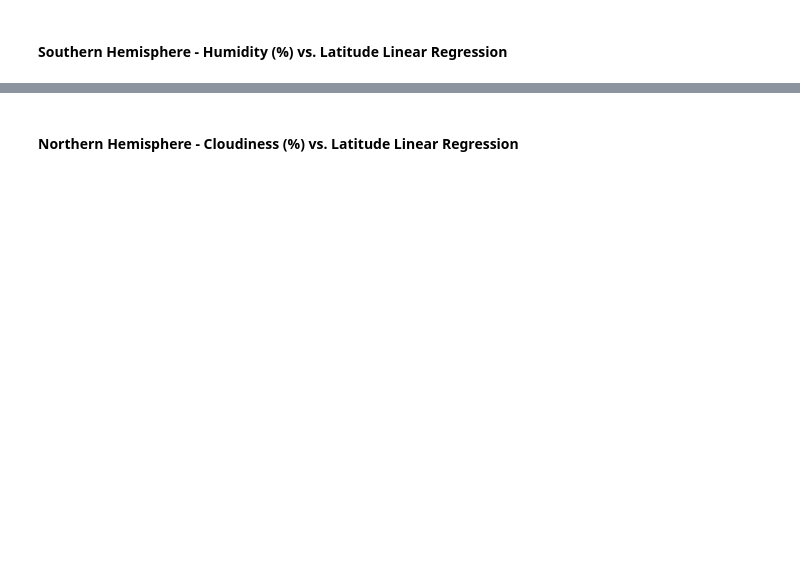
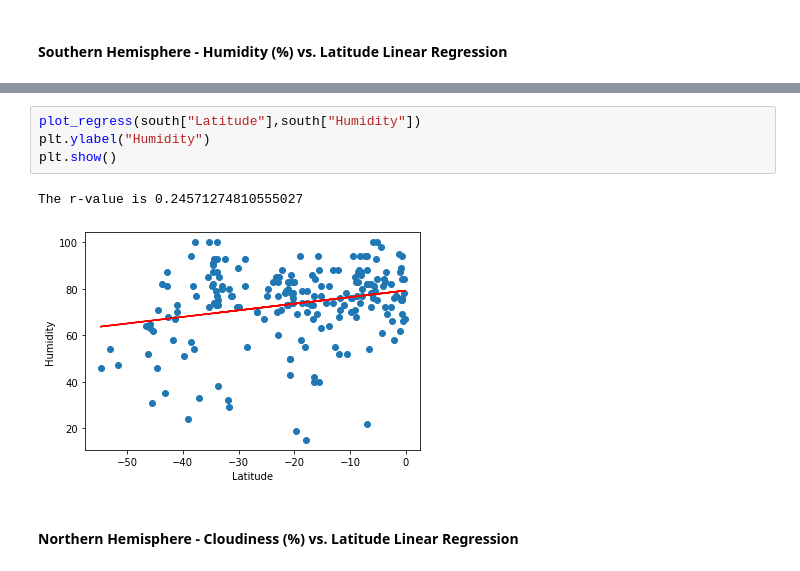
Before and after one commit to sreeven/Bootcamp, a Jupyter notebook: python-api-challenge/WeatherPy/WeatherPy.ipynb, the cells around one changed output, grey strips where cells are left out. Saved outputs shown, nothing was run; the diff lists cells and outputs as text; blank space fills up the shorter version.

```diff
--- a/python-api-challenge/WeatherPy/WeatherPy.ipynb
+++ b/python-api-challenge/WeatherPy/WeatherPy.ipynb
@@ -228,2 +269,9 @@ The r-value is: 0.014985174297345524
+# %%
+plot_regress(south["Latitude"],south["Humidity"])
+plt.ylabel("Humidity")
+plt.show()
+# %% [output]
+The r-value is 0.24571274810555027
+[figure, added]
 # %% [markdown]
 ####  Northern Hemisphere - Cloudiness (%) vs. Latitude Linear Regression
```
Also changed, not shown: parts of 29 cells of this notebook, 4 other files.
